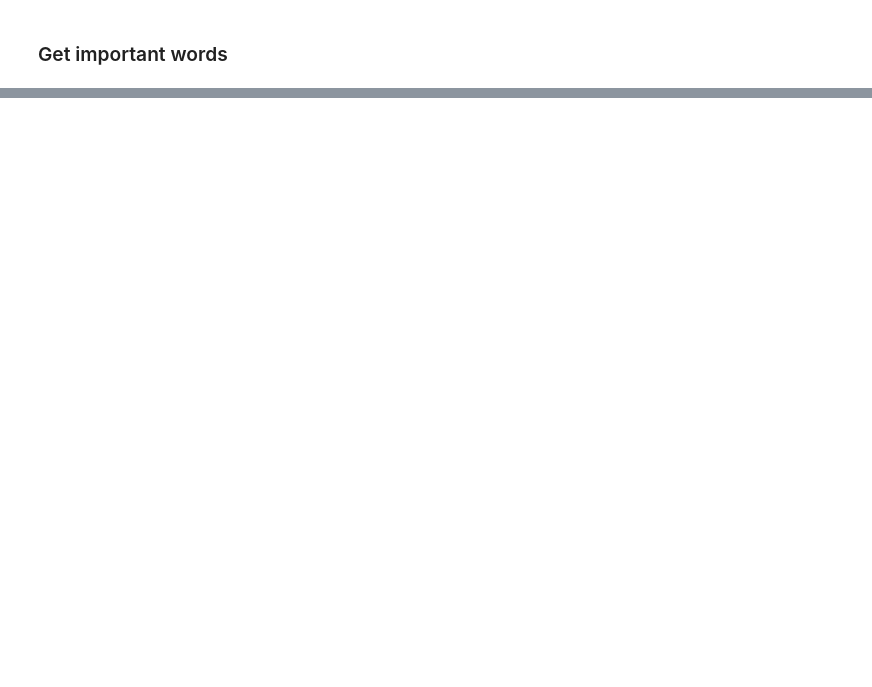
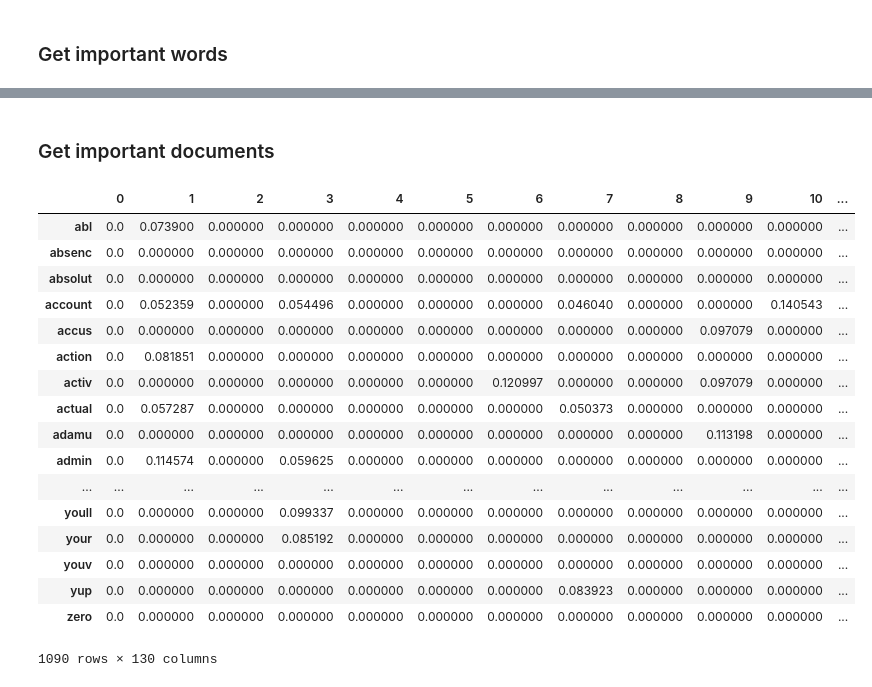
Before and after one commit to FeelCrypt/FeelCrypt, a Jupyter notebook: TF-IDF/TF-IDF Reddit.ipynb, the cells around one changed output, grey strips where cells are left out. Drawn from its saved outputs; the diff is of its cells as text; code cells hidden in the pictures; blank space fills up the shorter version.

```diff
--- a/TF-IDF/TF-IDF Reddit.ipynb
+++ b/TF-IDF/TF-IDF Reddit.ipynb
@@ -232,0 +349,7 @@ file
+# %%
+for i in range(len_file):
+    try:
+        file["body"][i] = stem_sentence(file["body"][i])
+    except KeyError:
+        continue
+file
@@ -285,6 +435,6 @@ numOfWords
  ...}
 # %%
-for i in range(len(file)):
+for i in range(len_file):
     try :
         for word in file["body"][i]:
             numOfWords[word] += 1
@@ -372,9 +522,9 @@ idfs
  ...}
 # %%
-def computeIDF(idfs, numOfWords, file):
+def computeIDF(idfs, numOfWords, file, len_file):
     for x, y in idfs.items():
         count = 0
-        for i in range(len(file)):
+        for i in range(len_file):
             try:
                 for word in file["body"][i]:
                     if x == word:
@@ -386,6 +536,6 @@ def computeIDF(idfs, numOfWords, file):
             idfs[x] = math.log(len(file) / count)
     return idfs
 # %%
-idfs = computeIDF(idfs, numOfWords, file)
+idfs = computeIDF(idfs, numOfWords, file, len_file)
 idfs
 # %% [output]
@@ -475,0 +626,24 @@ words_importance
+# %% [markdown]
+### Get important documents
+# %%
+tfidf_transposed = tfidf.T
+tfidf_transposed
+# %% [output]
+|  | 0 | 1 | 2 | 3 | 4 | 5 | 6 | 7 | 8 | 9 | 10 | ... |
+| abl | 0.0 | 0.073900 | 0.000000 | 0.000000 | 0.000000 | 0.000000 | 0.000000 | 0.000000 | 0.000000 | 0.000000 | 0.000000 | ... |
+| absenc | 0.0 | 0.000000 | 0.000000 | 0.000000 | 0.000000 | 0.000000 | 0.000000 | 0.000000 | 0.000000 | 0.000000 | 0.000000 | ... |
+| absolut | 0.0 | 0.000000 | 0.000000 | 0.000000 | 0.000000 | 0.000000 | 0.000000 | 0.000000 | 0.000000 | 0.000000 | 0.000000 | ... |
+| account | 0.0 | 0.052359 | 0.000000 | 0.054496 | 0.000000 | 0.000000 | 0.000000 | 0.046040 | 0.000000 | 0.000000 | 0.140543 | ... |
+| accus | 0.0 | 0.000000 | 0.000000 | 0.000000 | 0.000000 | 0.000000 | 0.000000 | 0.000000 | 0.000000 | 0.097079 | 0.000000 | ... |
+| action | 0.0 | 0.081851 | 0.000000 | 0.000000 | 0.000000 | 0.000000 | 0.000000 | 0.000000 | 0.000000 | 0.000000 | 0.000000 | ... |
+| activ | 0.0 | 0.000000 | 0.000000 | 0.000000 | 0.000000 | 0.000000 | 0.120997 | 0.000000 | 0.000000 | 0.097079 | 0.000000 | ... |
+| actual | 0.0 | 0.057287 | 0.000000 | 0.000000 | 0.000000 | 0.000000 | 0.000000 | 0.050373 | 0.000000 | 0.000000 | 0.000000 | ... |
+| adamu | 0.0 | 0.000000 | 0.000000 | 0.000000 | 0.000000 | 0.000000 | 0.000000 | 0.000000 | 0.000000 | 0.113198 | 0.000000 | ... |
+| admin | 0.0 | 0.114574 | 0.000000 | 0.059625 | 0.000000 | 0.000000 | 0.000000 | 0.000000 | 0.000000 | 0.000000 | 0.000000 | ... |
+| ... | ... | ... | ... | ... | ... | ... | ... | ... | ... | ... | ... | ... |
+| youll | 0.0 | 0.000000 | 0.000000 | 0.099337 | 0.000000 | 0.000000 | 0.000000 | 0.000000 | 0.000000 | 0.000000 | 0.000000 | ... |
+| your | 0.0 | 0.000000 | 0.000000 | 0.085192 | 0.000000 | 0.000000 | 0.000000 | 0.000000 | 0.000000 | 0.000000 | 0.000000 | ... |
+| youv | 0.0 | 0.000000 | 0.000000 | 0.000000 | 0.000000 | 0.000000 | 0.000000 | 0.000000 | 0.000000 | 0.000000 | 0.000000 | ... |
+| yup | 0.0 | 0.000000 | 0.000000 | 0.000000 | 0.000000 | 0.000000 | 0.000000 | 0.083923 | 0.000000 | 0.000000 | 0.000000 | ... |
+| zero | 0.0 | 0.000000 | 0.000000 | 0.000000 | 0.000000 | 0.000000 | 0.000000 | 0.000000 | 0.000000 | 0.000000 | 0.000000 | ... |
+1090 rows × 130 columns
```
Also changed, not shown: parts of 28 cells of this notebook.
